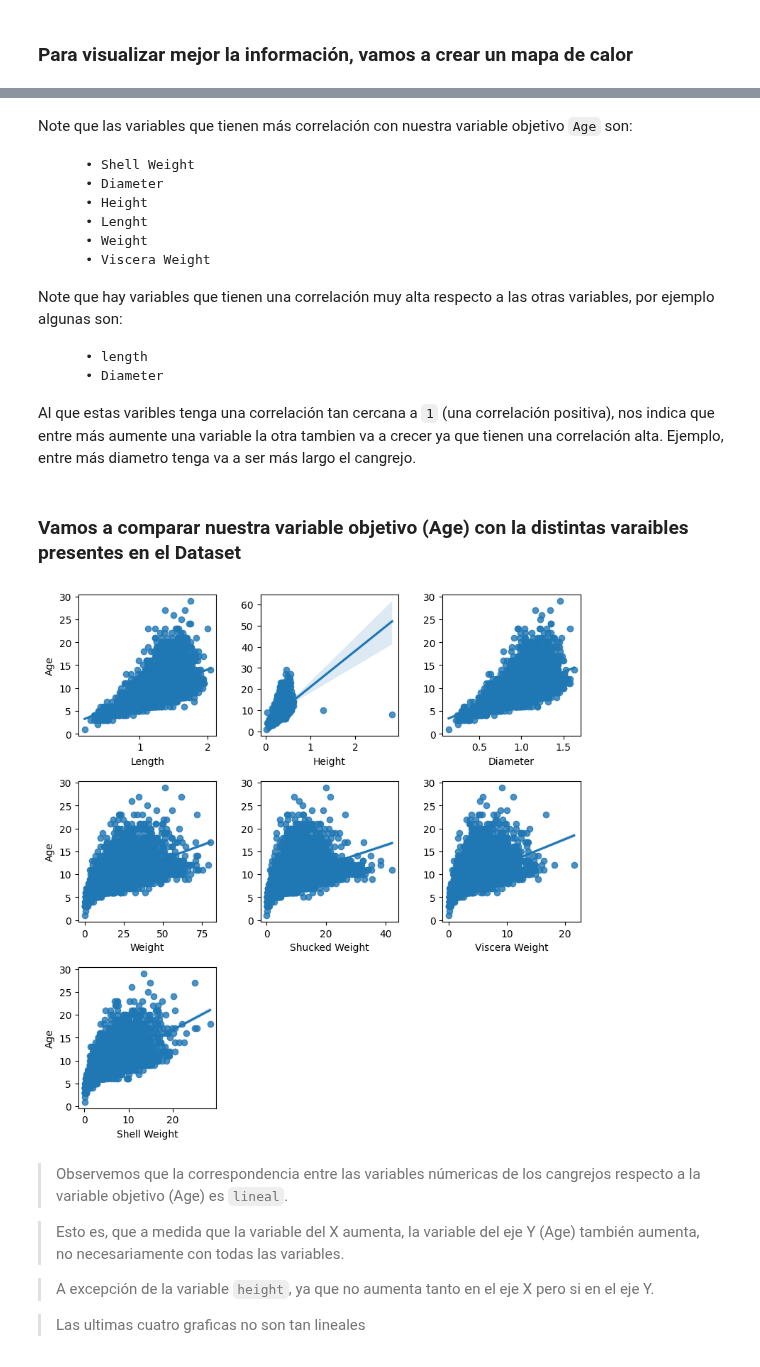
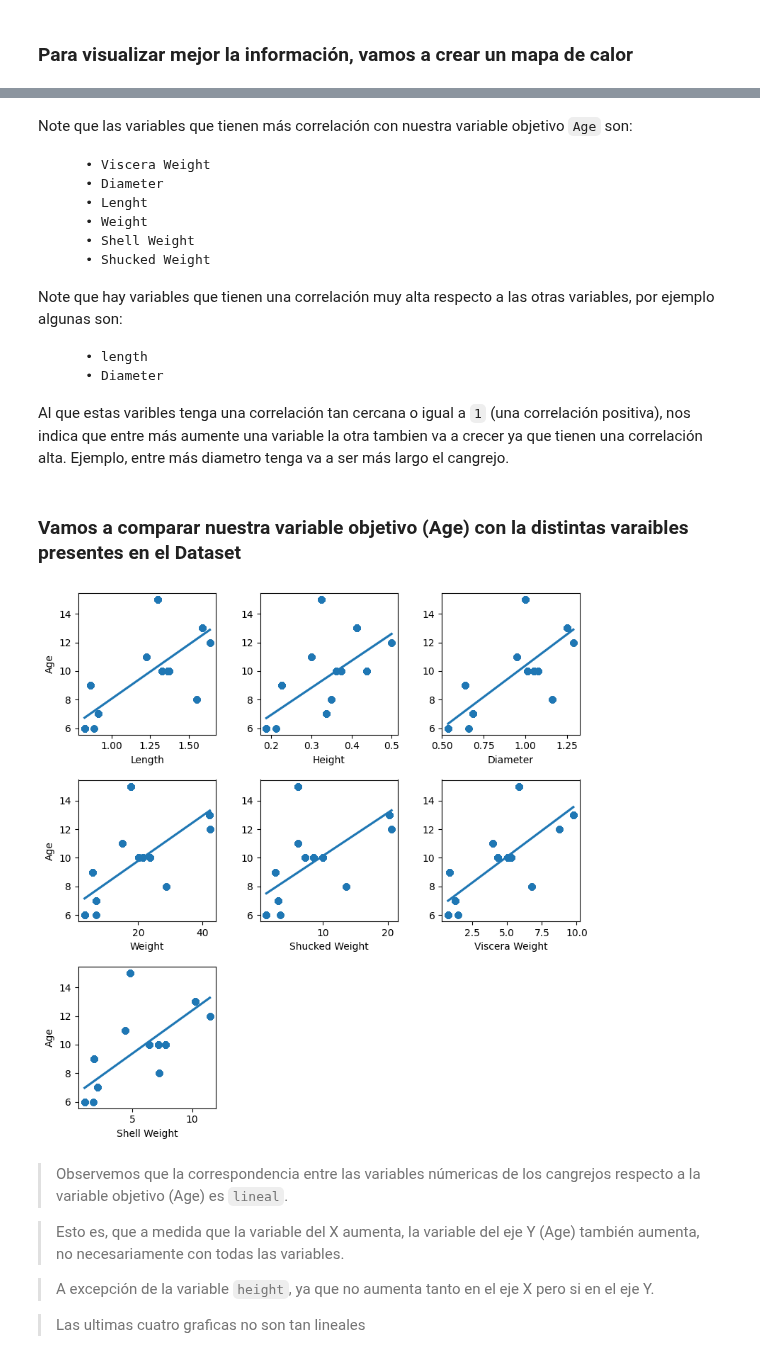
Before and after one commit to MathUPTC/CrabAge, a Jupyter notebook: Notebooks/eda_data.ipynb, the cells around one changed output, grey strips where cells are left out. Drawn from its saved outputs; the diff is of its cells as text; code cells hidden in the pictures.

```diff
--- a/Notebooks/eda_data.ipynb
+++ b/Notebooks/eda_data.ipynb
@@ -382,0 +400,15 @@ plt.show()
+# %%
+# Calculos
+Q1 = np.percentile(data["Age"], 25)
+Q3 = np.percentile(data["Age"], 75)
+IQR = Q3 - Q1
+
+# Limites
+lower_limit = Q1 - 1.5 * IQR
+upper_limit = Q3 + 1.5 * IQR
+
+# Identificar valores extremos
+outliers_age = [x for x in data.Age if x < lower_limit or x > upper_limit]
+print("Valores extremos:", outliers_age)
+
+print("Tenemos", len(outliers_age), "valores extremos.")
@@ -382,0 +418,4 @@ plt.show()
+# %%
+filtered_age = [x for x in data["Age"] if lower_limit <= x and x <= upper_limit]
+print("Datos filtrados:", filtered_age)
+print(len(filtered_age))
@@ -382,0 +425,3 @@ plt.show()
+# %%
+df_clear = data.iloc[filtered_age]
+df_clear.head()
@@ -408,42 +464,42 @@ sns.heatmap(data_copy.corr(method="pearson"), annot = True ) # por defecto el me
 # %% [markdown]
 Note que las variables que tienen más correlación con nuestra variable objetivo `Age` son:
 
-        • Shell Weight
+        • Viscera Weight
         • Diameter
-        • Height
         • Lenght
         • Weight
-        • Viscera Weight
+        • Shell Weight
+        • Shucked Weight
 
 Note que hay variables que tienen una correlación muy alta respecto a las otras variables, por ejemplo algunas son:
 
         • length
         • Diameter
 
-Al que estas varibles tenga una correlación tan cercana a `1` (una correlación positiva), nos indica que entre más aumente una variable la otra tambien va a crecer ya que tienen una correlación alta. Ejemplo, entre más diametro tenga va a ser más largo el cangrejo.
+Al que estas varibles tenga una correlación tan cercana o igual a `1` (una correlación positiva), nos indica que entre más aumente una variable la otra tambien va a crecer ya que tienen una correlación alta. Ejemplo, entre más diametro tenga va a ser más largo el cangrejo.
 # %% [markdown]
 ### Vamos a comparar nuestra variable objetivo (Age) con la distintas varaibles presentes en el Dataset
 # %%
 fig, axis = plt.subplots(3, 3, figsize = (8, 8))
 
 #Crear un diagrama de dispersión multiple
-sns.regplot(ax = axis[0,0], data = data, x = "Length", y = "Age")
-sns.regplot(ax = axis[0,1], data = data, x = "Height", y = "Age").set(ylabel = None)
-sns.regplot(ax = axis[0,2], data = data , x = "Diameter", y = "Age").set(ylabel = None)
-sns.regplot(ax = axis[1,0], data = data, x = "Weight", y = "Age")
-sns.regplot(ax = axis[1,1], data = data, x = "Shucked Weight", y = "Age").set(ylabel = None)
-sns.regplot(ax = axis[1,2], data = data, x = "Viscera Weight", y = "Age").set(ylabel = None)
-sns.regplot(ax = axis[2,0], data = data, x = "Shell Weight", y = "Age")
+sns.regplot(ax = axis[0,0], data = df_clear, x = "Length", y = "Age")
+sns.regplot(ax = axis[0,1], data = df_clear, x = "Height", y = "Age").set(ylabel = None)
+sns.regplot(ax = axis[0,2], data = df_clear , x = "Diameter", y = "Age").set(ylabel = None)
+sns.regplot(ax = axis[1,0], data = df_clear, x = "Weight", y = "Age")
+sns.regplot(ax = axis[1,1], data = df_clear, x = "Shucked Weight", y = "Age").set(ylabel = None)
+sns.regplot(ax = axis[1,2], data = df_clear, x = "Viscera Weight", y = "Age").set(ylabel = None)
+sns.regplot(ax = axis[2,0], data = df_clear, x = "Shell Weight", y = "Age")
 
 #Ajustar el layout
 plt.tight_layout()
 plt.delaxes(axis[2,1])
 plt.delaxes(axis[2,2])
 
 #Mostrar el plot
 plt.show()
 # %% [output]
-[figure, old version]
+[figure, new version]
 # %% [markdown]
 > Observemos que la correspondencia entre las variables númericas de los cangrejos respecto a la variable objetivo (Age) es `lineal`.
 
```
Also changed, not shown: parts of 32 cells of this notebook.
